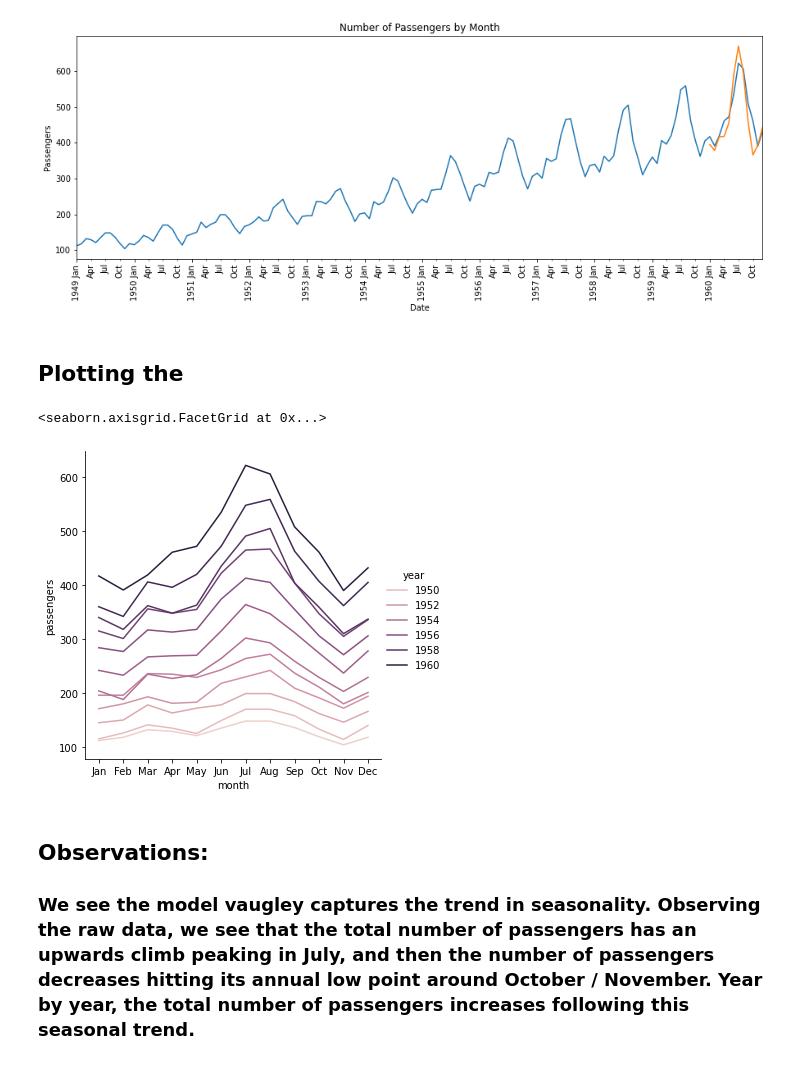
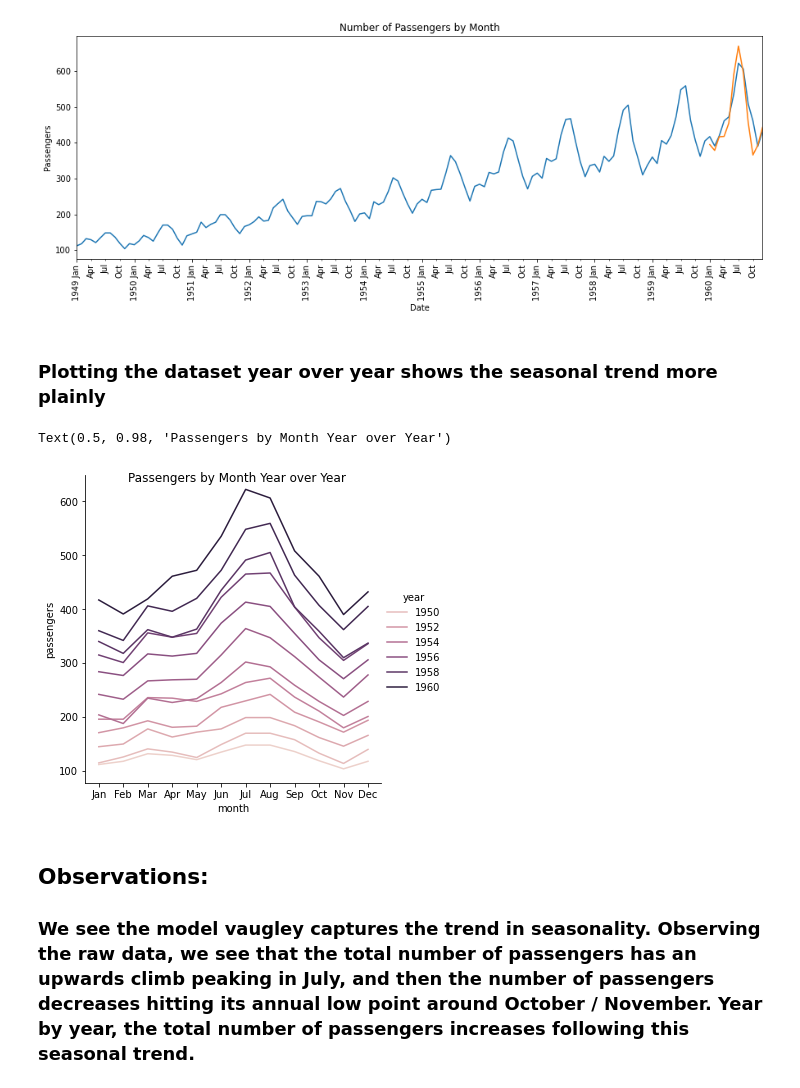
Before and after one commit to puddleoasis/Predicting_Flight_Data, a Jupyter notebook: predicting_flight_data.ipynb, the cells around one changed output. Cells and saved outputs as stored; diff of their text form; code cells hidden in the pictures.

Commit message:
added title to secondary plot

```diff
--- a/predicting_flight_data.ipynb
+++ b/predicting_flight_data.ipynb
@@ -300,13 +300,14 @@ datetime_plot([
     ])
 # %% [output]
 [figure]
-# %% [markdown]
-## Plotting the
+# %% [markdown]
+### Plotting the dataset year over year shows the seasonal trend more plainly
 # %%
-sns.relplot(data=flight_data, x="month", y="passengers", hue="year", kind="line")
+g = sns.relplot(data=flight_data, x="month", y="passengers", hue="year", kind="line")
+g.fig.suptitle('Passengers by Month Year over Year')
 # %% [output]
-<seaborn.axisgrid.FacetGrid at 0x...>
+Text(0.5, 0.98, 'Passengers by Month Year over Year')
-[figure, old version]
+[figure, new version]
 # %% [markdown]
 ## Observations:
 ### We see the model vaugley captures the trend in seasonality. Observing the raw data, we see that the total number of passengers has an upwards climb peaking in July, and then the number of passengers decreases hitting its annual low point around October / November. Year by year, the total number of passengers increases following this seasonal trend.
```
